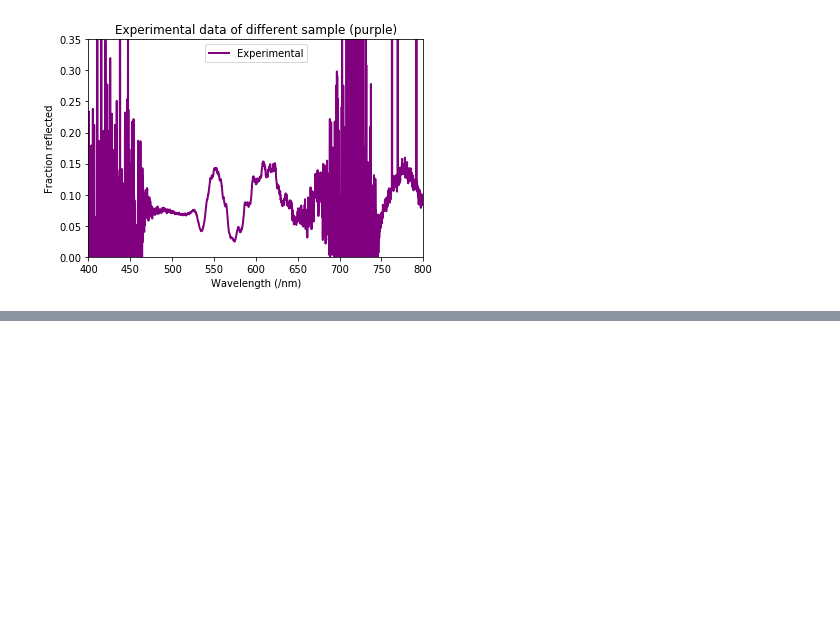
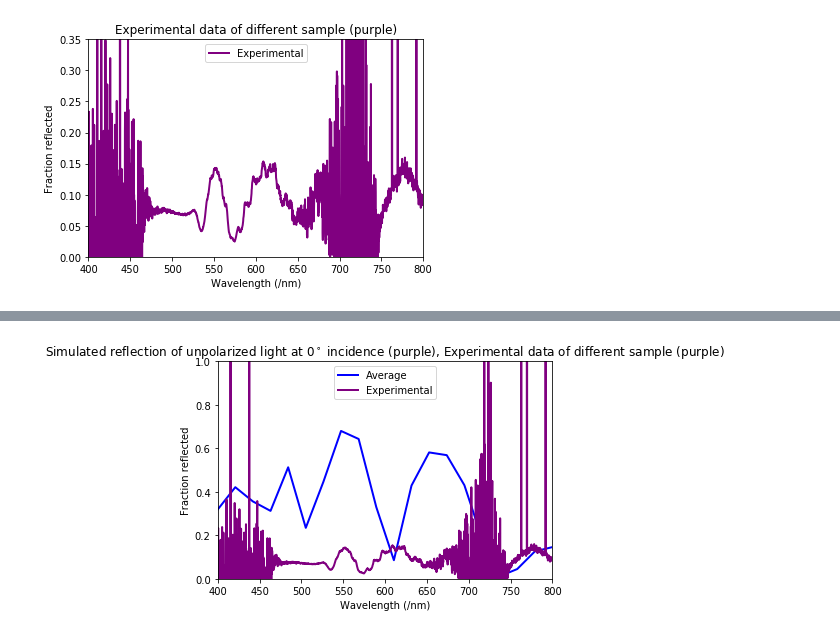
Before and after one commit to MakerTobey/Optics-Simulation-Transfer-Matrix-Approach, a Jupyter notebook: RockSimulation3.ipynb, the cells around one changed output, grey strips where cells are left out. Saved outputs shown, nothing was run; the diff lists cells and outputs as text; code cells hidden in the pictures; blank space fills up the shorter version.

```diff
--- a/RockSimulation3.ipynb
+++ b/RockSimulation3.ipynb
@@ -257,2 +267,30 @@ plt.axis([400, 800, 0, 0.35])
+# %%
+#def reflectionsim(Lamb, Angles, n_list, d_list, c_list, N):
+Lamb= lamb
+Angles= angles
+
+RNA = np.zeros((Lamb.size,angles.size))
+
+for i in range(Lamb.size):
+    for j in range(angles.size):
+        RNA[i,j] = inc_tmm('s',n_list[i,:], d_list, c_list, Angles[j]*degree, Lamb[i])['R']
+        RNA[i,j] += inc_tmm('p',n_list[i,:], d_list, c_list, Angles[j]*degree, Lamb[i])['R']
+#both polarisations, averaged
+RNA = RNA/2
+RNAmeans = np.mean(RNA, axis=1)
+#return RNAmean
+# %%
+#plot
+plt.plot(lamb,RNAmeans,'blue',lw=2,label="Average")
+plt.plot(expx,expy,'purple',lw=2,label="Experimental")
+plt.legend()
+plt.xlabel('Wavelength (/nm)')
+plt.ylabel('Fraction reflected')
+plt.title('Simulated reflection of unpolarized light at 0$^\circ$ incidence (purple), '
+            'Experimental data of different sample (purple)')
+plt.axis([400, 800, 0, 1])
+plt.show()
+# %% [output]
+[figure, added]
 # %%
 #save simulation data in a text file made out of columns delimited by a space
```
Also changed, not shown: parts of 12 cells of this notebook, 2 other files.
